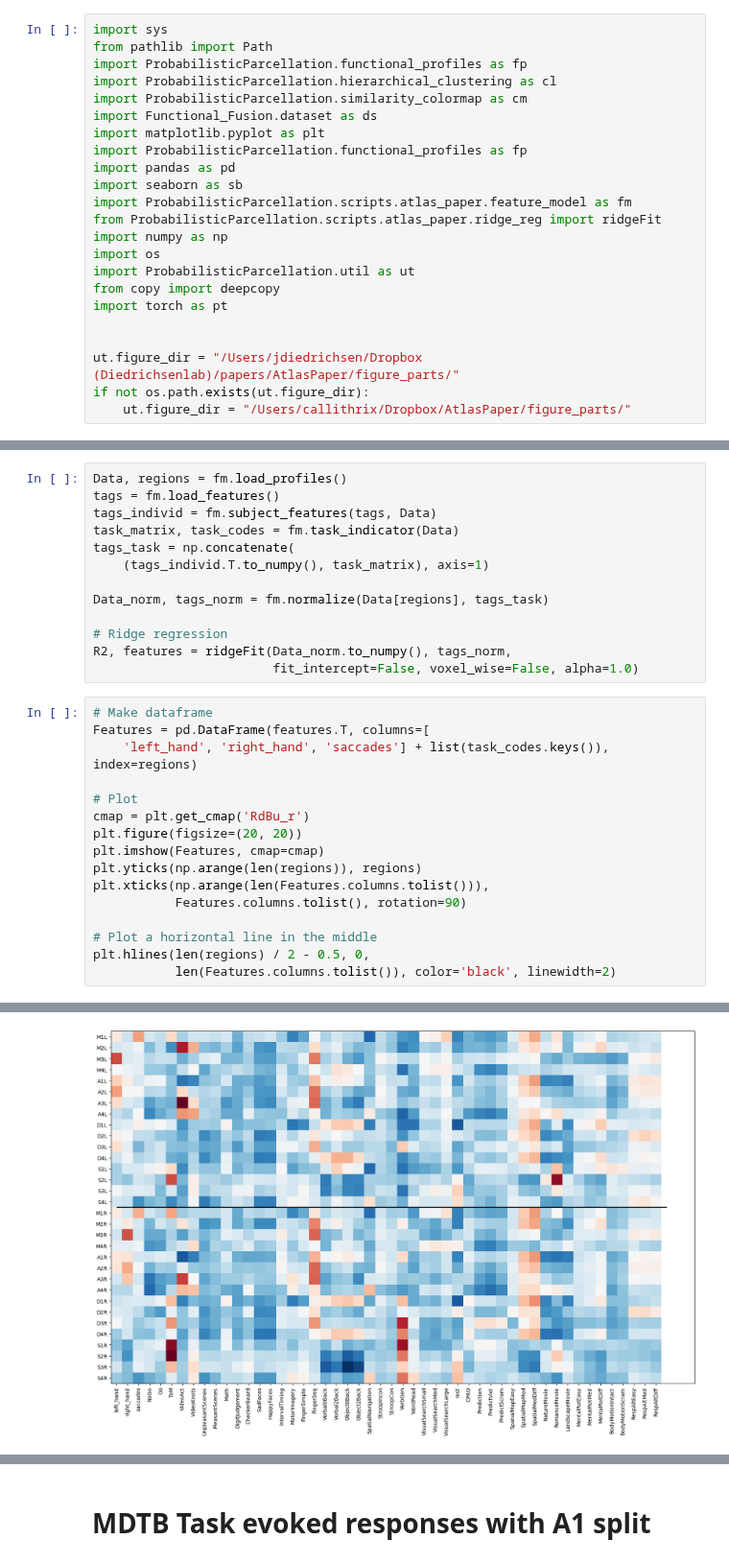
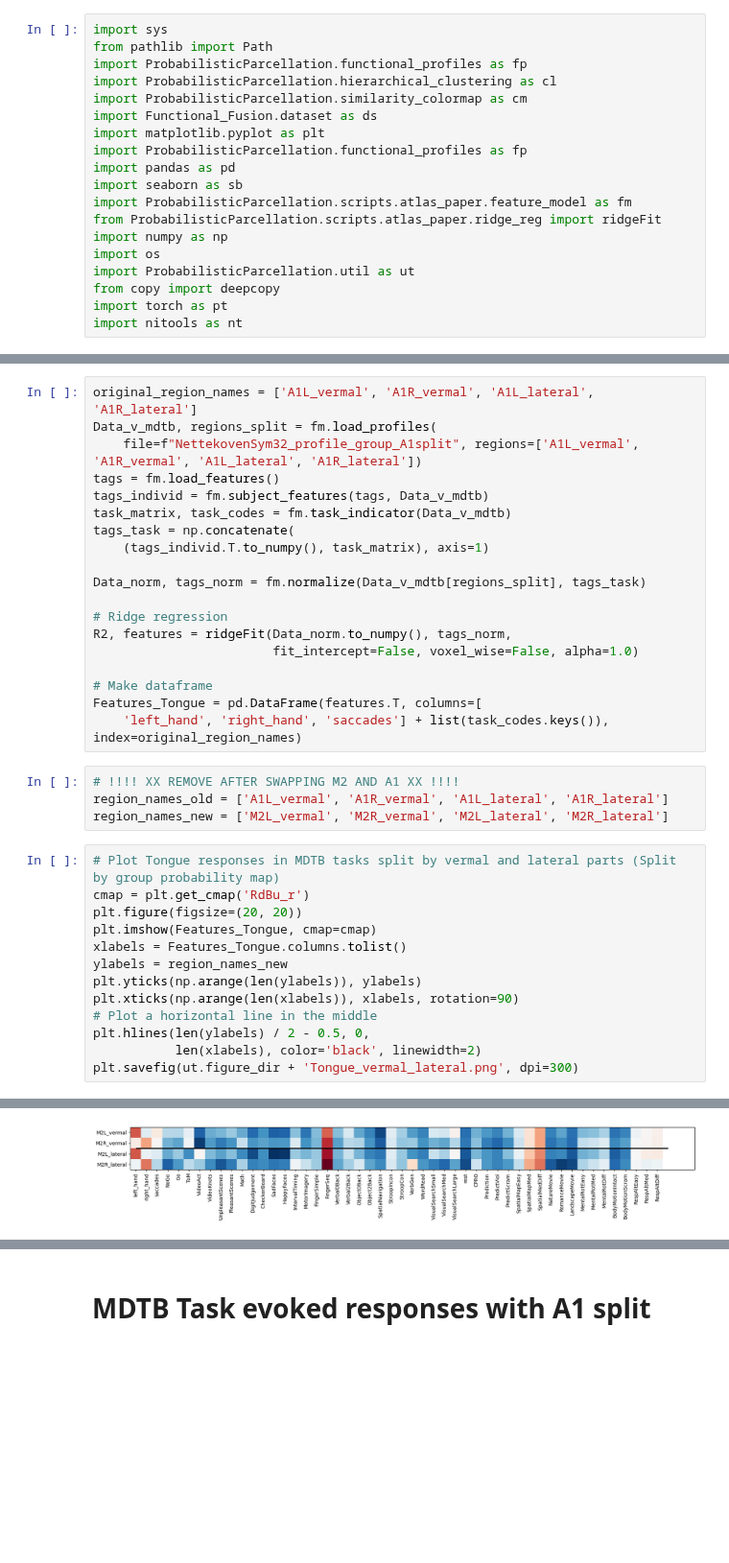
Before and after one commit to DiedrichsenLab/ProbabilisticParcellation, a Jupyter notebook: notebooks/atlas_paper/tongue.ipynb, the cells around one changed output, grey strips where cells are left out. Shown at 96% size. Drawn from its saved outputs; the diff is of its cells as text; blank space fills up the shorter version.

```diff
--- a/notebooks/atlas_paper/tongue.ipynb
+++ b/notebooks/atlas_paper/tongue.ipynb
@@ -16,8 +16,4 @@ import os
 import ProbabilisticParcellation.util as ut
 from copy import deepcopy
 import torch as pt
-
-
-ut.figure_dir = "/Users/jdiedrichsen/Dropbox (Diedrichsenlab)/papers/AtlasPaper/figure_parts/"
-if not os.path.exists(ut.figure_dir):
-    ut.figure_dir = "/Users/callithrix/Dropbox/AtlasPaper/figure_parts/"
+import nitools as nt
@@ -26,30 +24,37 @@ if not os.path.exists(ut.figure_dir):
 # %%
-Data, regions = fm.load_profiles()
+original_region_names = ['A1L_vermal', 'A1R_vermal', 'A1L_lateral', 'A1R_lateral']
+Data_v_mdtb, regions_split = fm.load_profiles(
+    file=f"NettekovenSym32_profile_group_A1split", regions=['A1L_vermal', 'A1R_vermal', 'A1L_lateral', 'A1R_lateral'])
 tags = fm.load_features()
-tags_individ = fm.subject_features(tags, Data)
-task_matrix, task_codes = fm.task_indicator(Data)
+tags_individ = fm.subject_features(tags, Data_v_mdtb)
+task_matrix, task_codes = fm.task_indicator(Data_v_mdtb)
 tags_task = np.concatenate(
     (tags_individ.T.to_numpy(), task_matrix), axis=1)
 
-Data_norm, tags_norm = fm.normalize(Data[regions], tags_task)
+Data_norm, tags_norm = fm.normalize(Data_v_mdtb[regions_split], tags_task)
 
 # Ridge regression
 R2, features = ridgeFit(Data_norm.to_numpy(), tags_norm,
                         fit_intercept=False, voxel_wise=False, alpha=1.0)
+
+# Make dataframe
+Features_Tongue = pd.DataFrame(features.T, columns=[
+    'left_hand', 'right_hand', 'saccades'] + list(task_codes.keys()), index=original_region_names)
+# %%
+# !!!! XX REMOVE AFTER SWAPPING M2 AND A1 XX !!!!
+region_names_old = ['A1L_vermal', 'A1R_vermal', 'A1L_lateral', 'A1R_lateral']
+region_names_new = ['M2L_vermal', 'M2R_vermal', 'M2L_lateral', 'M2R_lateral']
 # %%
-# Make dataframe
-Features = pd.DataFrame(features.T, columns=[
-    'left_hand', 'right_hand', 'saccades'] + list(task_codes.keys()), index=regions)
-
-# Plot
+# Plot Tongue responses in MDTB tasks split by vermal and lateral parts (Split by group probability map)
 cmap = plt.get_cmap('RdBu_r')
 plt.figure(figsize=(20, 20))
-plt.imshow(Features, cmap=cmap)
-plt.yticks(np.arange(len(regions)), regions)
-plt.xticks(np.arange(len(Features.columns.tolist())),
-           Features.columns.tolist(), rotation=90)
-
+plt.imshow(Features_Tongue, cmap=cmap)
+xlabels = Features_Tongue.columns.tolist()
+ylabels = region_names_new
+plt.yticks(np.arange(len(ylabels)), ylabels)
+plt.xticks(np.arange(len(xlabels)), xlabels, rotation=90)
 # Plot a horizontal line in the middle
-plt.hlines(len(regions) / 2 - 0.5, 0,
-           len(Features.columns.tolist()), color='black', linewidth=2)
+plt.hlines(len(ylabels) / 2 - 0.5, 0,
+           len(xlabels), color='black', linewidth=2)
+plt.savefig(ut.figure_dir + 'Tongue_vermal_lateral.png', dpi=300)
 # %% [output]
@@ -57 +61 @@ plt.hlines(len(regions) / 2 - 0.5, 0,
-[figure, old version]
+[figure, new version]
```
Also changed, not shown: parts of 27 cells of this notebook.
